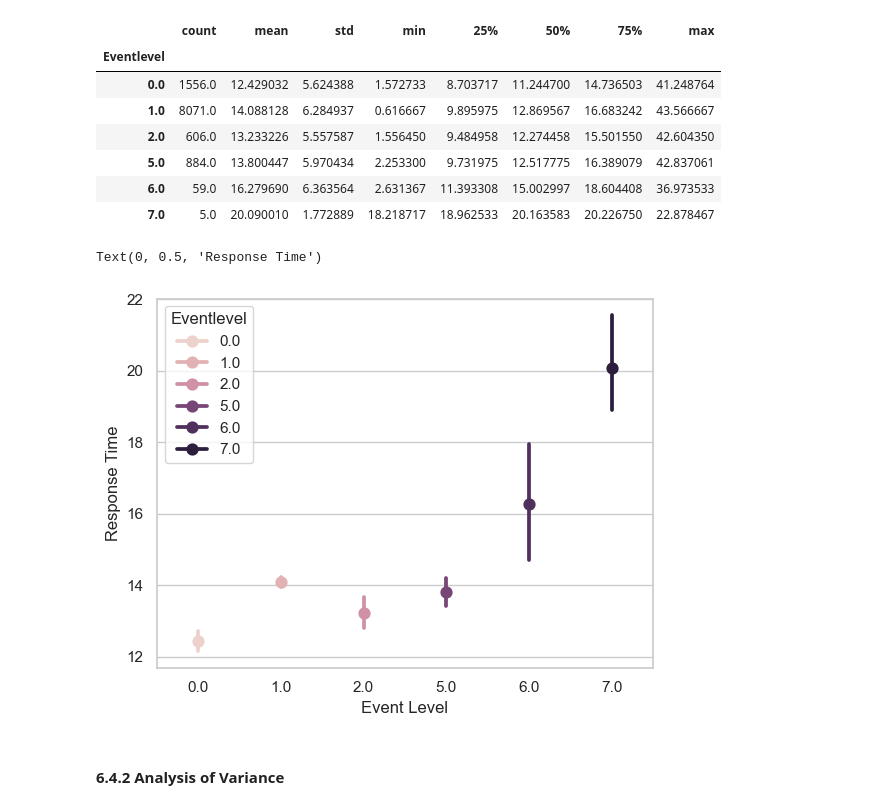
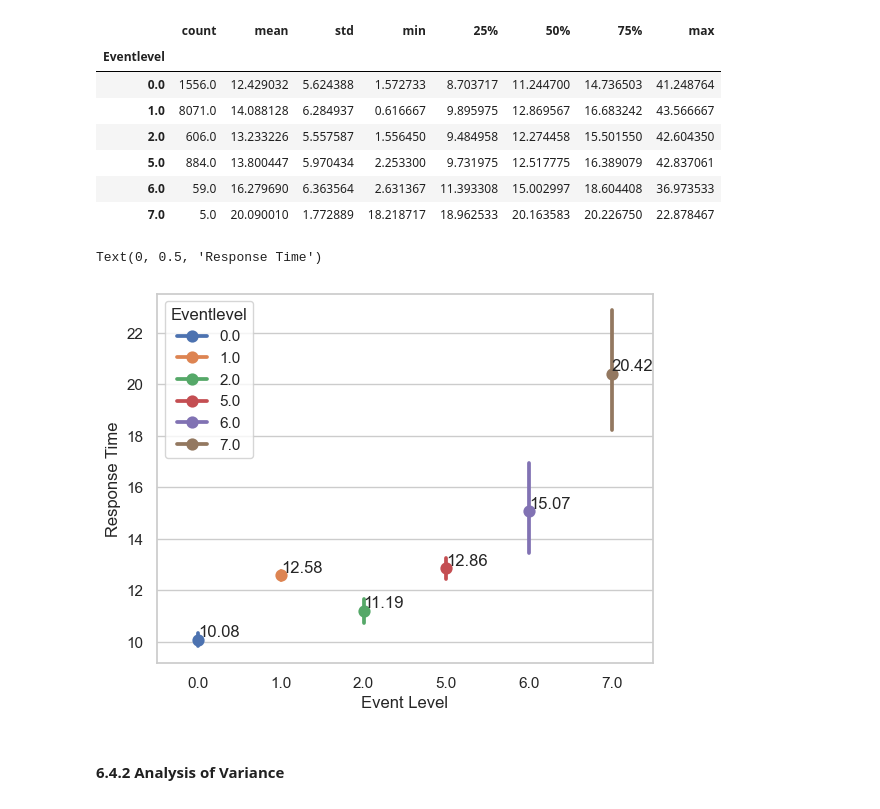
Before and after one commit to JeroenGuillierme/Project-MDA, a Jupyter notebook: 3. Response Time Analysis.ipynb, the cells around one changed output. Saved outputs shown, nothing was run; the diff lists cells and outputs as text; code cells hidden in the pictures.

```diff
--- a/3. Response Time Analysis.ipynb
+++ b/3. Response Time Analysis.ipynb
@@ -375,7 +375,16 @@ rta_anova_vt.groupby('vector_type')['response_time'].describe()
 | MUG | 5237.0 | 14.598828 | 6.193447 | 0.616667 | 10.356150 | 13.466667 | 17.266290 | 43.566667 |
 | PIT | 382.0 | 13.236115 | 5.890673 | 1.320917 | 9.042054 | 12.033333 | 16.437500 | 41.600000 |
 # %%
+sns.set(style='whitegrid')
 sns.pointplot(x='vector_type', y = 'response_time', data = rta_anova_vt, hue='vector_type') # errorbars: 95% confidence interval
+
+# Calculate means
+means = rta_anova_vt.groupby('vector_type')['response_time'].mean()
+
+# Annotate the means next to the points
+for i, mean in enumerate(means):
+    plt.text(i, mean, f'{mean:.2f}', ha='left', va='bottom')
+
 plt.xlabel('Vector Type')
 plt.ylabel('Response Time')
 # %% [output]
@@ -588,7 +597,19 @@ rta_anova_prov.groupby('Province')['response_time'].describe()
 | West-Vlaanderen | 333.0 | 13.873668 | 5.963854 | 4.000000 | 10.500000 | 12.923333 | 15.256667 | 40.500000 |
 # %%
 sns.set(style='whitegrid')
-sns.pointplot(x='Province', y = 'response_time', data = rta_anova_prov, hue='Province') # errorbars: 95% confidence interval
+# Determine the order of provinces based on how they appear in the data
+province_order = rta_anova_prov['Province'].unique()
+
+# Create the point plot with a specified order
+ax = sns.pointplot(x='Province', y='response_time', data=rta_anova_prov, hue='Province', order=province_order)
+
+# Calculate means, ensuring the same order is used
+means = rta_anova_prov.groupby('Province')['response_time'].mean().reindex(province_order)
+
+# Annotate the means next to the points, in the correct order
+for i, (province, mean) in enumerate(means.items()):
+    plt.text(i, mean, f'{mean:.2f}', ha='left', va='bottom')
+
 plt.ylabel('Response Time')
 plt.xticks(rotation=90)
 # %% [output]
@@ -808,12 +829,25 @@ rta_ready.groupby('Eventlevel')['response_time'].describe()
 | 7.0 | 5.0 | 20.090010 | 1.772889 | 18.218717 | 18.962533 | 20.163583 | 20.226750 | 22.878467 |
 # %%
 sns.set(style='whitegrid')
-sns.pointplot(x='Eventlevel', y = 'response_time', data = rta_ready, hue='Eventlevel') # errorbars: 95% confidence interval
+
+# Determine the order of provinces based on how they appear in the data
+eventlevel_order = rta_anova_el['Eventlevel'].unique().sort_values()
+
+# Create the point plot with a specified order
+ax = sns.pointplot(x='Eventlevel', y='response_time', data=rta_anova_el, hue='Eventlevel', order=eventlevel_order)
+
+# Calculate means, ensuring the same order is used
+means = rta_anova_el.groupby('Eventlevel',  observed=True)['response_time'].mean().reindex(eventlevel_order)
+
+# Annotate the means next to the points, in the correct order
+for i, (eventlevel, mean) in enumerate(means.items()):
+    plt.text(i, mean, f'{mean:.2f}', ha='left', va='bottom')
+
 plt.xlabel('Event Level')
 plt.ylabel('Response Time')
 # %% [output]
 Text(0, 0.5, 'Response Time')
-[figure, old version]
+[figure, new version]
 # %% [markdown]
 #### 6.4.2 Analysis of Variance
 # %%
```
Also changed, not shown: parts of 6 cells of this notebook, 1 other file.
